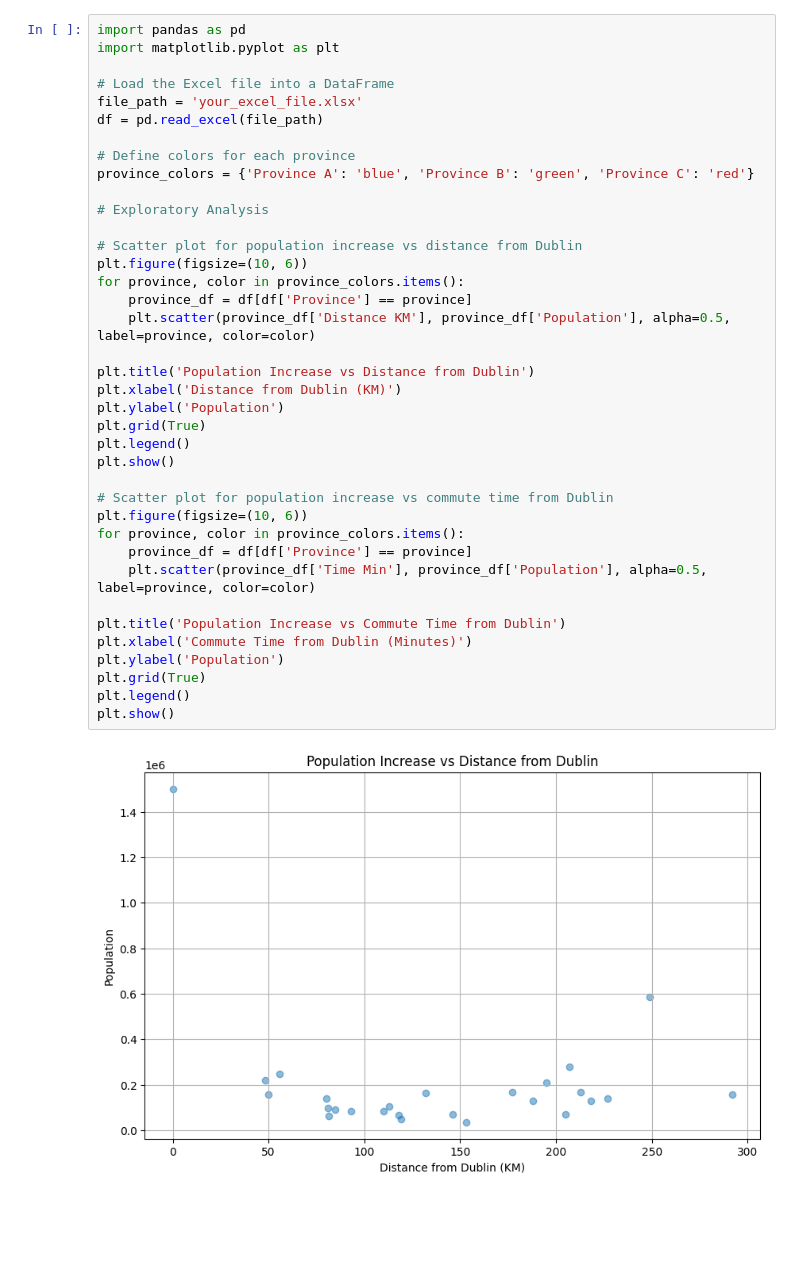
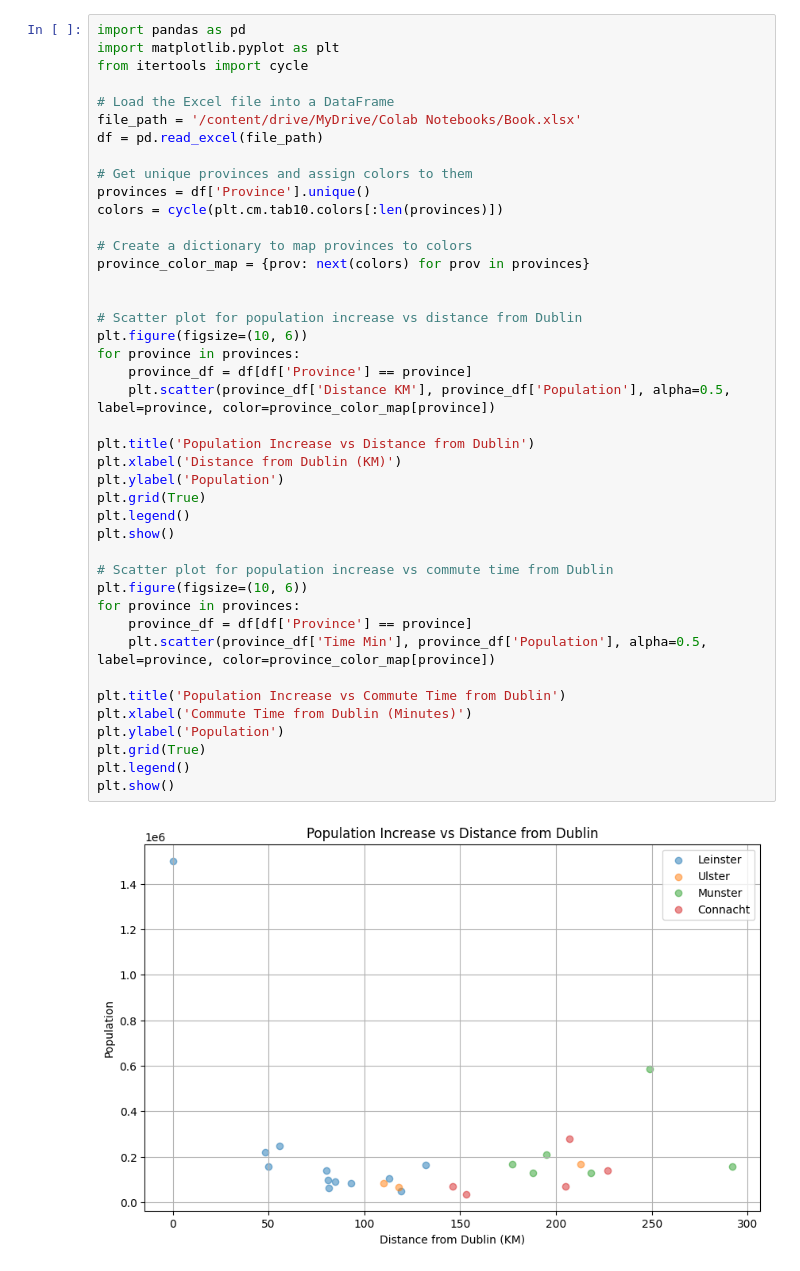
Before and after one commit to RafaelNovais/MasterAI, a Jupyter notebook: IrelandVis.ipynb, the cells around one changed output. Drawn from its saved outputs; the diff is of its cells as text; blank space fills up the shorter version.

```diff
--- a/IrelandVis.ipynb
+++ b/IrelandVis.ipynb
@@ -3,40 +3,44 @@
 # %%
 import pandas as pd
 import matplotlib.pyplot as plt
+from itertools import cycle
 
 # Load the Excel file into a DataFrame
-file_path = 'your_excel_file.xlsx'
+file_path = '/content/drive/MyDrive/Colab Notebooks/Book.xlsx'
 df = pd.read_excel(file_path)
 
-# Define colors for each province
-province_colors = {'Province A': 'blue', 'Province B': 'green', 'Province C': 'red'}
+# Get unique provinces and assign colors to them
+provinces = df['Province'].unique()
+colors = cycle(plt.cm.tab10.colors[:len(provinces)])
 
-# Exploratory Analysis
+# Create a dictionary to map provinces to colors
+province_color_map = {prov: next(colors) for prov in provinces}
+
 
 # Scatter plot for population increase vs distance from Dublin
 plt.figure(figsize=(10, 6))
-for province, color in province_colors.items():
+for province in provinces:
     province_df = df[df['Province'] == province]
-    plt.scatter(province_df['Distance KM'], province_df['Population'], alpha=0.5, label=province, color=color)
+    plt.scatter(province_df['Distance KM'], province_df['Population'], alpha=0.5, label=province, color=province_color_map[province])
 
 plt.title('Population Increase vs Distance from Dublin')
 plt.xlabel('Distance from Dublin (KM)')
 plt.ylabel('Population')
 plt.grid(True)
 plt.legend()
 plt.show()
 
 # Scatter plot for population increase vs commute time from Dublin
 plt.figure(figsize=(10, 6))
-for province, color in province_colors.items():
+for province in provinces:
     province_df = df[df['Province'] == province]
-    plt.scatter(province_df['Time Min'], province_df['Population'], alpha=0.5, label=province, color=color)
+    plt.scatter(province_df['Time Min'], province_df['Population'], alpha=0.5, label=province, color=province_color_map[province])
 
 plt.title('Population Increase vs Commute Time from Dublin')
 plt.xlabel('Commute Time from Dublin (Minutes)')
 plt.ylabel('Population')
 plt.grid(True)
 plt.legend()
 plt.show()
 # %% [output]
-[figure, old version]
+[figure, new version]
```
Also changed, not shown: parts of 2 cells of this notebook.
